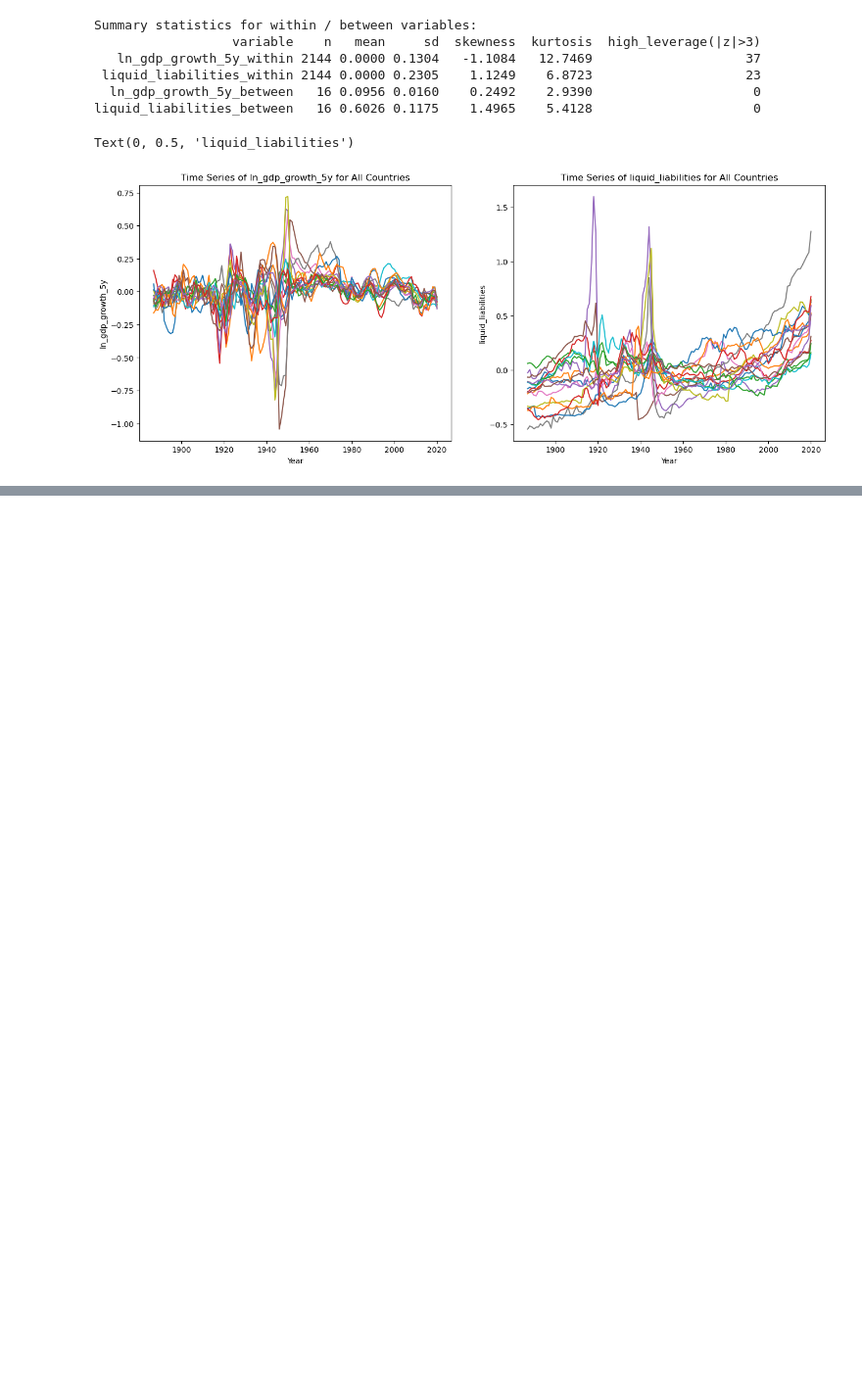
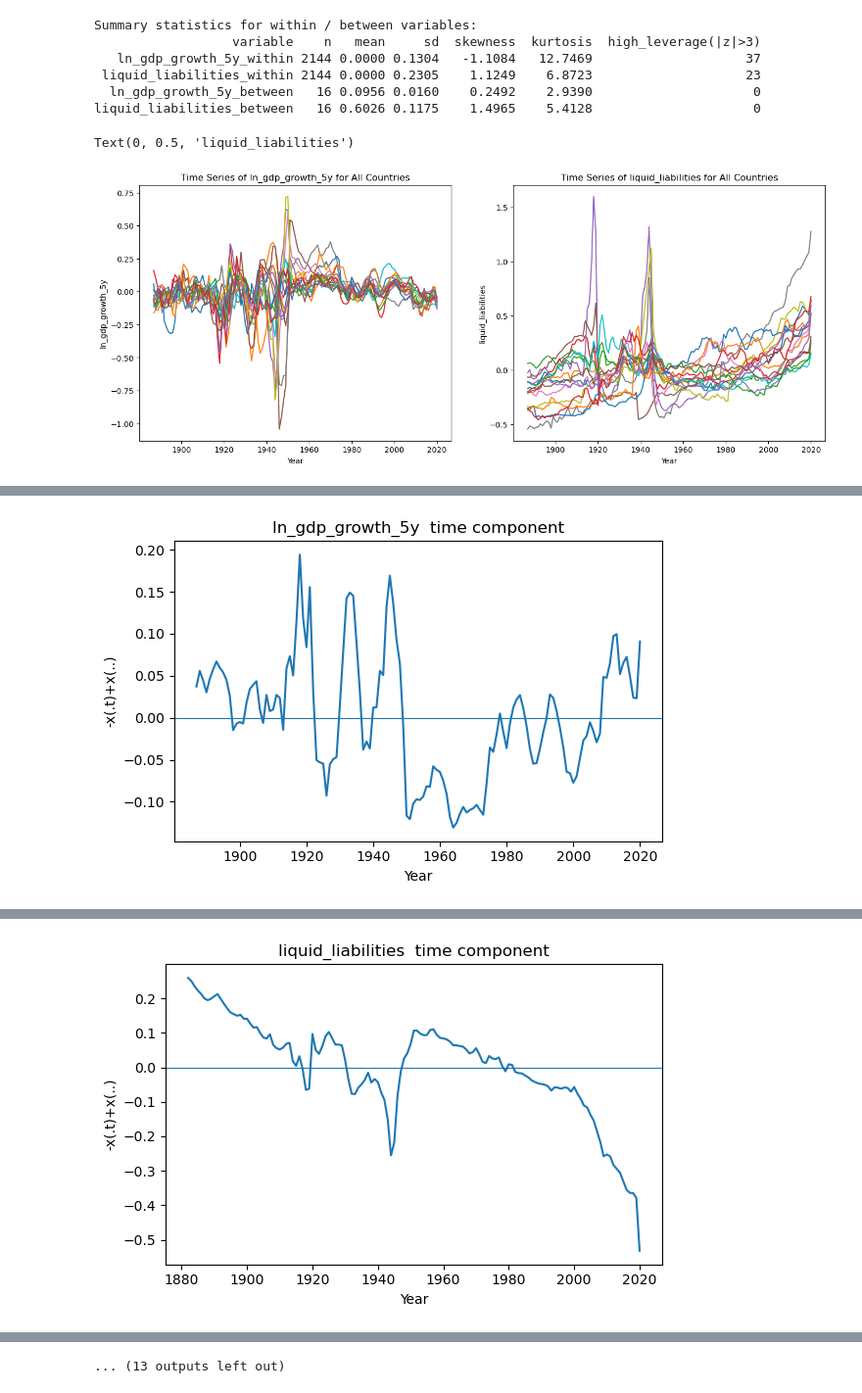
Before and after one commit to LorenzoAlessandro/Panel-Data-Project-Financial-Econometrics, a Jupyter notebook: Panel Data Part 1/Part 1.ipynb, the cells around one changed output, grey strips where cells are left out. Shown at 98% size. Cells and saved outputs as stored; diff of their text form; code cells hidden in the pictures; blank space fills up the shorter version.

```diff
--- a/Panel Data Part 1/Part 1.ipynb
+++ b/Panel Data Part 1/Part 1.ipynb
@@ -294,0 +661,71 @@ Text(0, 0.5, 'liquid_liabilities')
+# %%
+
+df = df_bal.copy()
+id_col = "country"
+time_col = "year"
+
+vars_16 = [
+    "ln_gdp_growth_5y",
+    "liquid_liabilities",
+    "ln_cpi",
+    "ln_labour_productivity_growth_5y",
+    "ln_gdppc_lag5",
+    "bank_loans_gdp",
+    "mcap_gdp",
+    "ln_trade_openness"
+]
+
+df = df.sort_values([id_col, time_col])
+
+# ---- time components ----
+time_values = sorted(df[time_col].unique())
+time_tables = {}
+
+for v in vars_16:
+    overall = df[v].mean()
+    time_means = df.groupby(time_col)[v].mean()
+    tc = overall - time_means
+    out = tc.reset_index()
+    out.columns = [time_col, f"-{v}(.t)+{v}(..)"]
+    time_tables[v] = out
+    print("\nTime component for", v)
+    print(out.to_string(index=False))
+
+    plt.figure(figsize=(6,4))
+    plt.plot(out[time_col], out[f"-{v}(.t)+{v}(..)"], marker= None)
+    plt.axhline(0, linewidth=0.8)
+    plt.title(v + "  time component")
+    plt.xlabel("Year"); plt.ylabel("-x(.t)+x(..)")
+    plt.tight_layout()
+    plt.show()
+
+# ---- TWFE transform ----
+df_twfe = df.copy()
+
+for v in vars_16:
+    mi = df_twfe.groupby(id_col)[v].transform("mean")
+    mt = df_twfe.groupby(time_col)[v].transform("mean")
+    mall = df_twfe[v].mean()
+    df_twfe[v + "_twfe"] = df_twfe[v] - mi - mt + mall
+
+print("\nExample TWFE for", vars_16[0])
+print(df_twfe[[id_col, time_col, vars_16[0], vars_16[0] + "_twfe"]].head())
+
+# ---- TWFE plots with all countries ----
+countries = df_twfe[id_col].unique()
+
+for v in vars_16:
+    col = v + "_twfe"
+    plt.figure(figsize=(8,5))
+
+    for c in countries:
+        d = df_twfe[df_twfe[id_col] == c]
+        plt.plot(d[time_col], d[col], marker= None, linewidth=1.2, alpha=0.7, label=c)
+
+    plt.axhline(0, linewidth=0.8)
+    plt.title(v + " – TWFE transformed")
+    plt.xlabel("Year"); plt.ylabel(v + "_twfe")
+    plt.legend(title="Country", bbox_to_anchor=(1.02,1), loc="upper left", fontsize=8)
+    plt.tight_layout(rect=[0,0,0.82,1])
+    plt.show()
+# %% [output]
@@ -294,0 +749 @@ Text(0, 0.5, 'liquid_liabilities')
+[figure, added]
@@ -294,0 +767 @@ Text(0, 0.5, 'liquid_liabilities')
+[figure, added]
@@ -294,0 +840 @@ Text(0, 0.5, 'liquid_liabilities')
+... (13 outputs left out)
```
Also changed, not shown: parts of 14 cells of this notebook, 9 other files.
